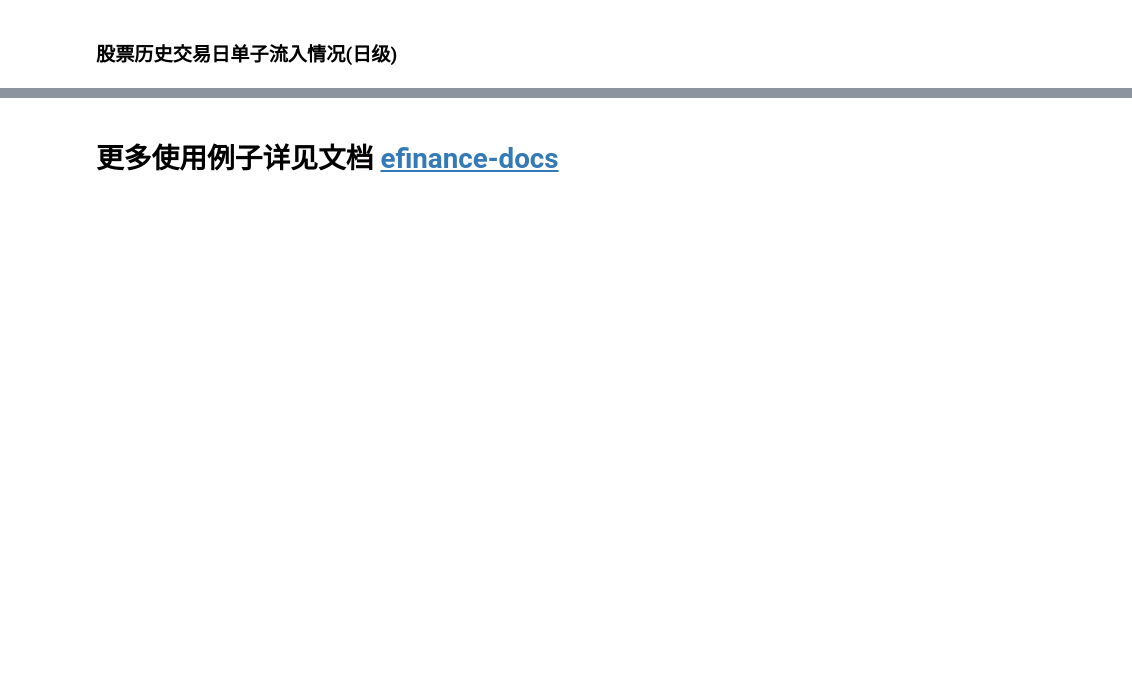
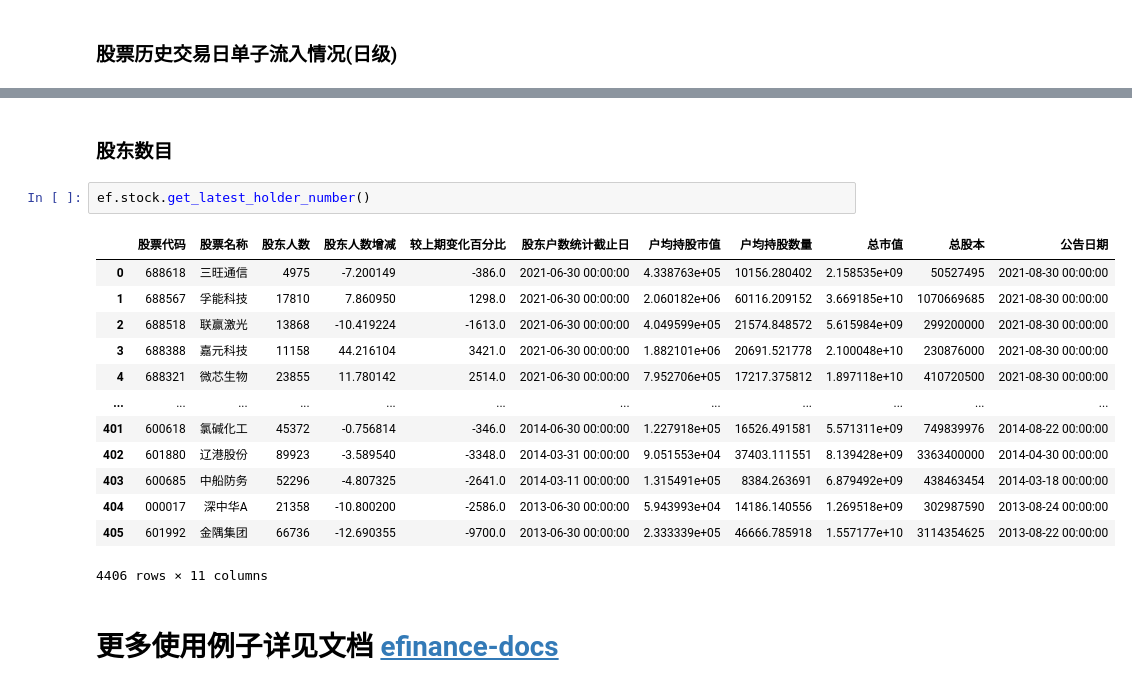
Before and after one commit to Micro-sheep/efinance, a Jupyter notebook: examples/stock.ipynb, the cells around one changed output, grey strips where cells are left out. Drawn from its saved outputs; the diff is of its cells as text; blank space fills up the shorter version.

```diff
--- a/examples/stock.ipynb
+++ b/examples/stock.ipynb
@@ -187,2 +228,20 @@ ef.stock.get_history_bill('600519')
+# %% [markdown]
+### 股东数目
+# %%
+ef.stock.get_latest_holder_number()
+# %% [output]
+|  | 股票代码 | 股票名称 | 股东人数 | 股东人数增减 | 较上期变化百分比 | 股东户数统计截止日 | 户均持股市值 | 户均持股数量 | 总市值 | 总股本 | 公告日期 |
+| 0 | 688618 | 三旺通信 | 4975 | -7.200149 | -386.0 | 2021-06-30 00:00:00 | 4.338763e+05 | 10156.280402 | 2.158535e+09 | 50527495 | 2021-08-30 00:00:00 |
+| 1 | 688567 | 孚能科技 | 17810 | 7.860950 | 1298.0 | 2021-06-30 00:00:00 | 2.060182e+06 | 60116.209152 | 3.669185e+10 | 1070669685 | 2021-08-30 00:00:00 |
+| 2 | 688518 | 联赢激光 | 13868 | -10.419224 | -1613.0 | 2021-06-30 00:00:00 | 4.049599e+05 | 21574.848572 | 5.615984e+09 | 299200000 | 2021-08-30 00:00:00 |
+| 3 | 688388 | 嘉元科技 | 11158 | 44.216104 | 3421.0 | 2021-06-30 00:00:00 | 1.882101e+06 | 20691.521778 | 2.100048e+10 | 230876000 | 2021-08-30 00:00:00 |
+| 4 | 688321 | 微芯生物 | 23855 | 11.780142 | 2514.0 | 2021-06-30 00:00:00 | 7.952706e+05 | 17217.375812 | 1.897118e+10 | 410720500 | 2021-08-30 00:00:00 |
+| ... | ... | ... | ... | ... | ... | ... | ... | ... | ... | ... | ... |
+| 401 | 600618 | 氯碱化工 | 45372 | -0.756814 | -346.0 | 2014-06-30 00:00:00 | 1.227918e+05 | 16526.491581 | 5.571311e+09 | 749839976 | 2014-08-22 00:00:00 |
+| 402 | 601880 | 辽港股份 | 89923 | -3.589540 | -3348.0 | 2014-03-31 00:00:00 | 9.051553e+04 | 37403.111551 | 8.139428e+09 | 3363400000 | 2014-04-30 00:00:00 |
+| 403 | 600685 | 中船防务 | 52296 | -4.807325 | -2641.0 | 2014-03-11 00:00:00 | 1.315491e+05 | 8384.263691 | 6.879492e+09 | 438463454 | 2014-03-18 00:00:00 |
+| 404 | 000017 | 深中华A | 21358 | -10.800200 | -2586.0 | 2013-06-30 00:00:00 | 5.943993e+04 | 14186.140556 | 1.269518e+09 | 302987590 | 2013-08-24 00:00:00 |
+| 405 | 601992 | 金隅集团 | 66736 | -12.690355 | -9700.0 | 2013-06-30 00:00:00 | 2.333339e+05 | 46666.785918 | 1.557177e+10 | 3114354625 | 2013-08-22 00:00:00 |
+4406 rows × 11 columns
 # %% [markdown]
 # 更多使用例子详见文档 [efinance-docs](https://efinance.readthedocs.io/)
```
Also changed, not shown: parts of 11 cells of this notebook, 8 other files.
